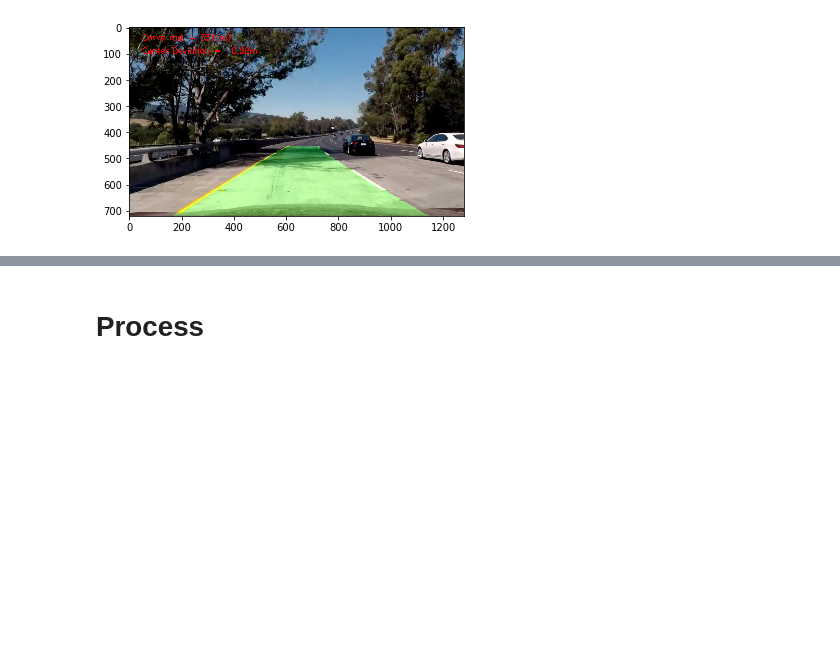
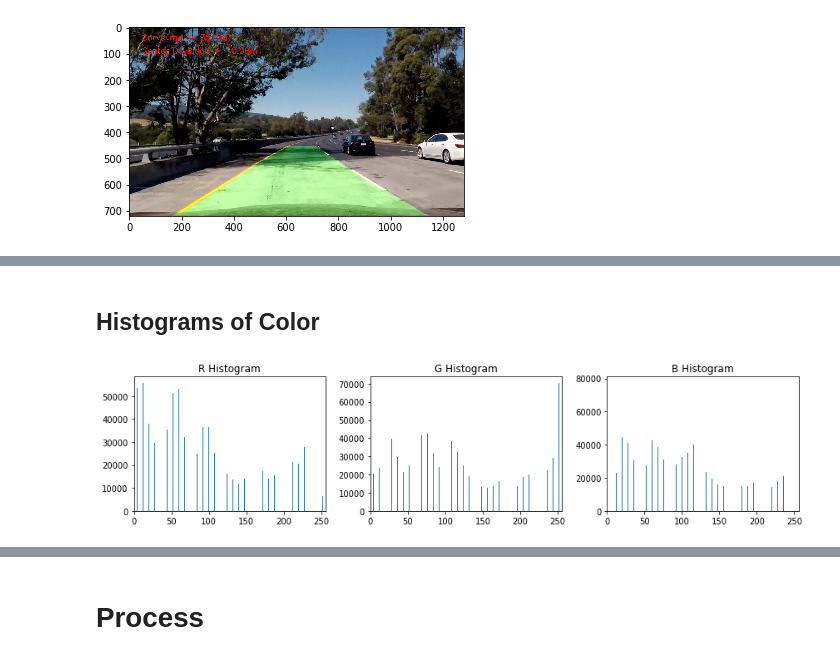
Before and after one commit to BernhardRode/CarND-Vehicle-Detection, a Jupyter notebook: CarND-CarND-Vehicle-Detection.ipynb, the cells around one changed output, grey strips where cells are left out. Cells and saved outputs as stored; diff of their text form; code cells hidden in the pictures; blank space fills up the shorter version.

```diff
--- a/CarND-CarND-Vehicle-Detection.ipynb
+++ b/CarND-CarND-Vehicle-Detection.ipynb
@@ -42,0 +72,41 @@ plt.imsave(test_image_class_1_output, output1)
+# %% [markdown]
+## Histograms of Color
+# %%
+%reload_ext autoreload
+
+import numpy as np
+import cv2
+import matplotlib.pyplot as plt
+import matplotlib.image as mpimg
+
+test_image = "test_images/cutout1.jpg"
+test_image_output = "output_images/cutout1-historgram-of-colors.jpg"
+
+image = mpimg.imread(test_image)
+
+# Plot a figure with all three bar charts
+rh, gh, bh, bincen, feature_vec = color_hist(image, nbins=32, bins_range=(0, 256), full=True)
+
+if rh is not None:
+    fig = plt.figure(figsize=(12,3))
+    plt.subplot(131)
+    plt.bar(bincen, rh[0])
+    plt.xlim(0, 256)
+    plt.title('R Histogram')
+    plt.subplot(132)
+    plt.bar(bincen, gh[0])
+    plt.xlim(0, 256)
+    plt.title('G Histogram')
+    plt.subplot(133)
+    plt.bar(bincen, bh[0])
+    plt.xlim(0, 256)
+    plt.title('B Histogram')
+    fig.tight_layout()
+
+    plt.show()
+
+    fig.savefig(test_image_output)
+else:
+    print('Your function is returning None for at least one variable...')
+# %% [output]
+[figure, added]
```
Also changed, not shown: parts of 59 cells of this notebook, 39 other files.
